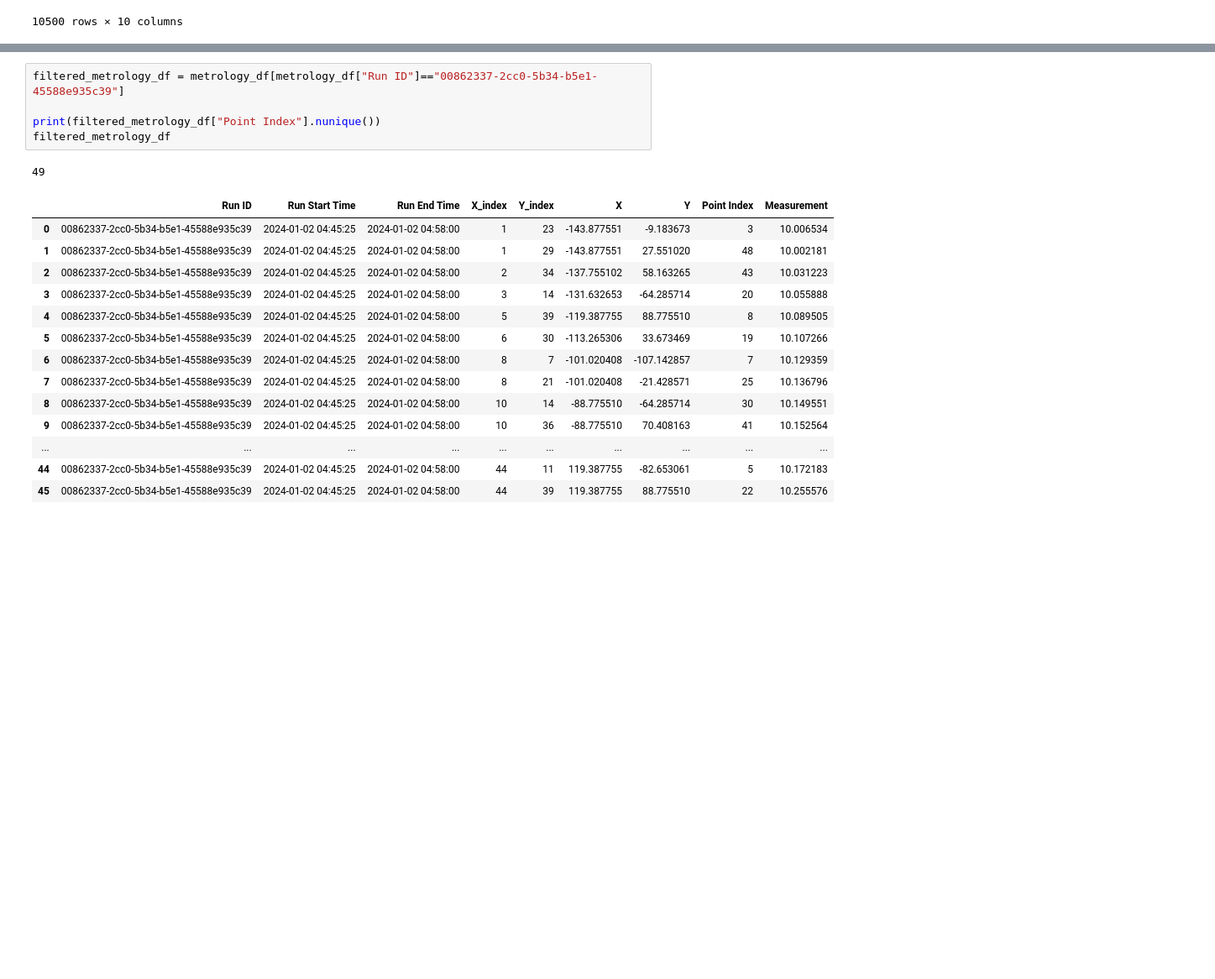
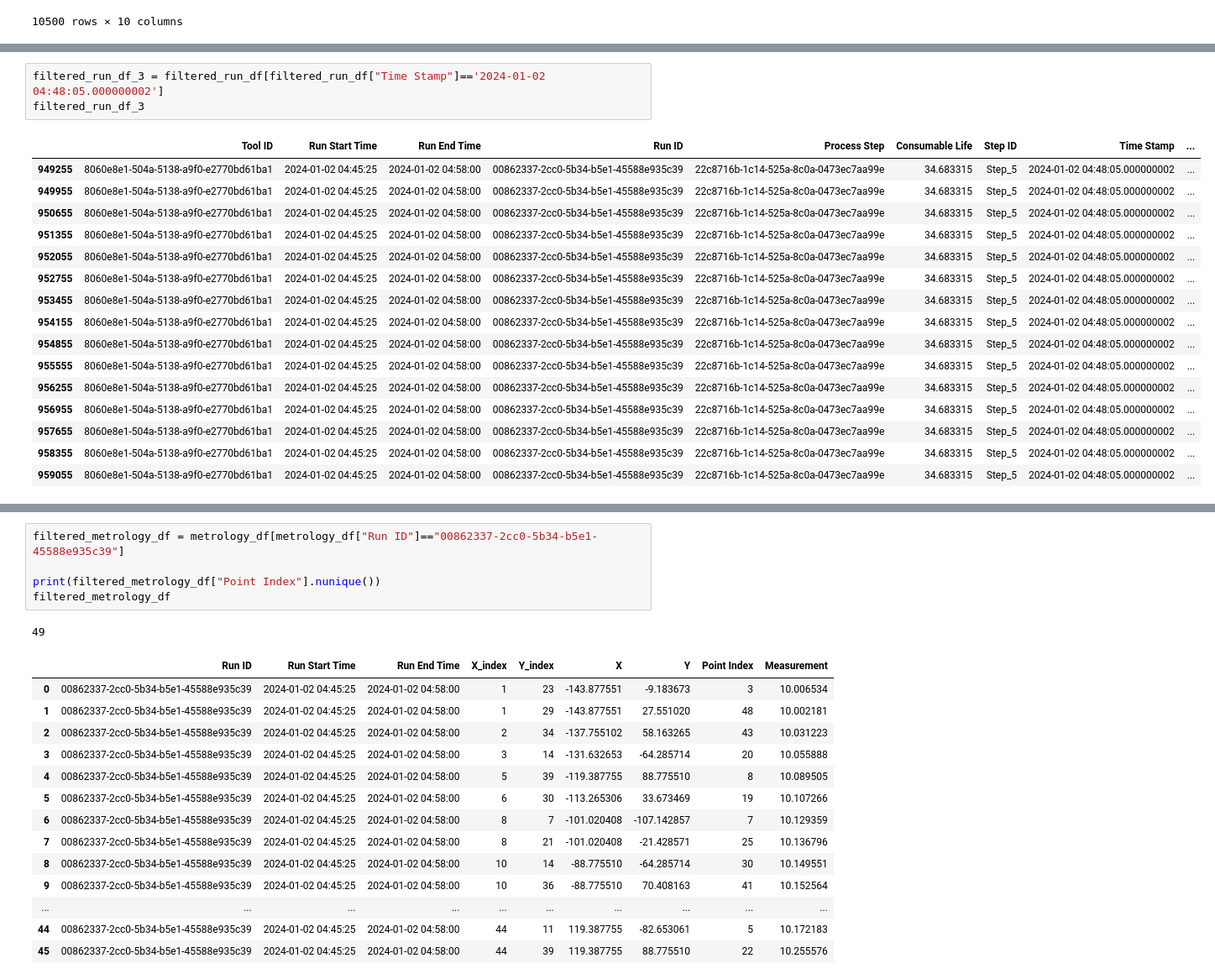
Before and after one commit to alvinnnnnnnnnn/Micron-AI-Challenge, a Jupyter notebook: script.ipynb, the cells around one changed output, grey strips where cells are left out. Shown: that part at 84% size. Saved outputs shown, nothing was run; the diff lists cells and outputs as text; blank space fills up the shorter version.

```diff
--- a/script.ipynb
+++ b/script.ipynb
@@ -137,0 +177,20 @@ filtered_run_df
+# %%
+filtered_run_df_3 = filtered_run_df[filtered_run_df["Time Stamp"]=='2024-01-02 04:48:05.000000002']
+filtered_run_df_3
+# %% [output]
+|  | Tool ID | Run Start Time | Run End Time | Run ID | Process Step | Consumable Life | Step ID | Time Stamp | ... |
+| 949255 | 8060e8e1-504a-5138-a9f0-e2770bd61ba1 | 2024-01-02 04:45:25 | 2024-01-02 04:58:00 | 00862337-2cc0-5b34-b5e1-45588e935c39 | 22c8716b-1c14-525a-8c0a-0473ec7aa99e | 34.683315 | Step_5 | 2024-01-02 04:48:05.000000002 | ... |
+| 949955 | 8060e8e1-504a-5138-a9f0-e2770bd61ba1 | 2024-01-02 04:45:25 | 2024-01-02 04:58:00 | 00862337-2cc0-5b34-b5e1-45588e935c39 | 22c8716b-1c14-525a-8c0a-0473ec7aa99e | 34.683315 | Step_5 | 2024-01-02 04:48:05.000000002 | ... |
+| 950655 | 8060e8e1-504a-5138-a9f0-e2770bd61ba1 | 2024-01-02 04:45:25 | 2024-01-02 04:58:00 | 00862337-2cc0-5b34-b5e1-45588e935c39 | 22c8716b-1c14-525a-8c0a-0473ec7aa99e | 34.683315 | Step_5 | 2024-01-02 04:48:05.000000002 | ... |
+| 951355 | 8060e8e1-504a-5138-a9f0-e2770bd61ba1 | 2024-01-02 04:45:25 | 2024-01-02 04:58:00 | 00862337-2cc0-5b34-b5e1-45588e935c39 | 22c8716b-1c14-525a-8c0a-0473ec7aa99e | 34.683315 | Step_5 | 2024-01-02 04:48:05.000000002 | ... |
+| 952055 | 8060e8e1-504a-5138-a9f0-e2770bd61ba1 | 2024-01-02 04:45:25 | 2024-01-02 04:58:00 | 00862337-2cc0-5b34-b5e1-45588e935c39 | 22c8716b-1c14-525a-8c0a-0473ec7aa99e | 34.683315 | Step_5 | 2024-01-02 04:48:05.000000002 | ... |
+| 952755 | 8060e8e1-504a-5138-a9f0-e2770bd61ba1 | 2024-01-02 04:45:25 | 2024-01-02 04:58:00 | 00862337-2cc0-5b34-b5e1-45588e935c39 | 22c8716b-1c14-525a-8c0a-0473ec7aa99e | 34.683315 | Step_5 | 2024-01-02 04:48:05.000000002 | ... |
+| 953455 | 8060e8e1-504a-5138-a9f0-e2770bd61ba1 | 2024-01-02 04:45:25 | 2024-01-02 04:58:00 | 00862337-2cc0-5b34-b5e1-45588e935c39 | 22c8716b-1c14-525a-8c0a-0473ec7aa99e | 34.683315 | Step_5 | 2024-01-02 04:48:05.000000002 | ... |
+| 954155 | 8060e8e1-504a-5138-a9f0-e2770bd61ba1 | 2024-01-02 04:45:25 | 2024-01-02 04:58:00 | 00862337-2cc0-5b34-b5e1-45588e935c39 | 22c8716b-1c14-525a-8c0a-0473ec7aa99e | 34.683315 | Step_5 | 2024-01-02 04:48:05.000000002 | ... |
+| 954855 | 8060e8e1-504a-5138-a9f0-e2770bd61ba1 | 2024-01-02 04:45:25 | 2024-01-02 04:58:00 | 00862337-2cc0-5b34-b5e1-45588e935c39 | 22c8716b-1c14-525a-8c0a-0473ec7aa99e | 34.683315 | Step_5 | 2024-01-02 04:48:05.000000002 | ... |
+| 955555 | 8060e8e1-504a-5138-a9f0-e2770bd61ba1 | 2024-01-02 04:45:25 | 2024-01-02 04:58:00 | 00862337-2cc0-5b34-b5e1-45588e935c39 | 22c8716b-1c14-525a-8c0a-0473ec7aa99e | 34.683315 | Step_5 | 2024-01-02 04:48:05.000000002 | ... |
+| 956255 | 8060e8e1-504a-5138-a9f0-e2770bd61ba1 | 2024-01-02 04:45:25 | 2024-01-02 04:58:00 | 00862337-2cc0-5b34-b5e1-45588e935c39 | 22c8716b-1c14-525a-8c0a-0473ec7aa99e | 34.683315 | Step_5 | 2024-01-02 04:48:05.000000002 | ... |
+| 956955 | 8060e8e1-504a-5138-a9f0-e2770bd61ba1 | 2024-01-02 04:45:25 | 2024-01-02 04:58:00 | 00862337-2cc0-5b34-b5e1-45588e935c39 | 22c8716b-1c14-525a-8c0a-0473ec7aa99e | 34.683315 | Step_5 | 2024-01-02 04:48:05.000000002 | ... |
+| 957655 | 8060e8e1-504a-5138-a9f0-e2770bd61ba1 | 2024-01-02 04:45:25 | 2024-01-02 04:58:00 | 00862337-2cc0-5b34-b5e1-45588e935c39 | 22c8716b-1c14-525a-8c0a-0473ec7aa99e | 34.683315 | Step_5 | 2024-01-02 04:48:05.000000002 | ... |
+| 958355 | 8060e8e1-504a-5138-a9f0-e2770bd61ba1 | 2024-01-02 04:45:25 | 2024-01-02 04:58:00 | 00862337-2cc0-5b34-b5e1-45588e935c39 | 22c8716b-1c14-525a-8c0a-0473ec7aa99e | 34.683315 | Step_5 | 2024-01-02 04:48:05.000000002 | ... |
+| 959055 | 8060e8e1-504a-5138-a9f0-e2770bd61ba1 | 2024-01-02 04:45:25 | 2024-01-02 04:58:00 | 00862337-2cc0-5b34-b5e1-45588e935c39 | 22c8716b-1c14-525a-8c0a-0473ec7aa99e | 34.683315 | Step_5 | 2024-01-02 04:48:05.000000002 | ... |
```
Also changed, not shown: parts of 4 cells of this notebook, 1 other file.
